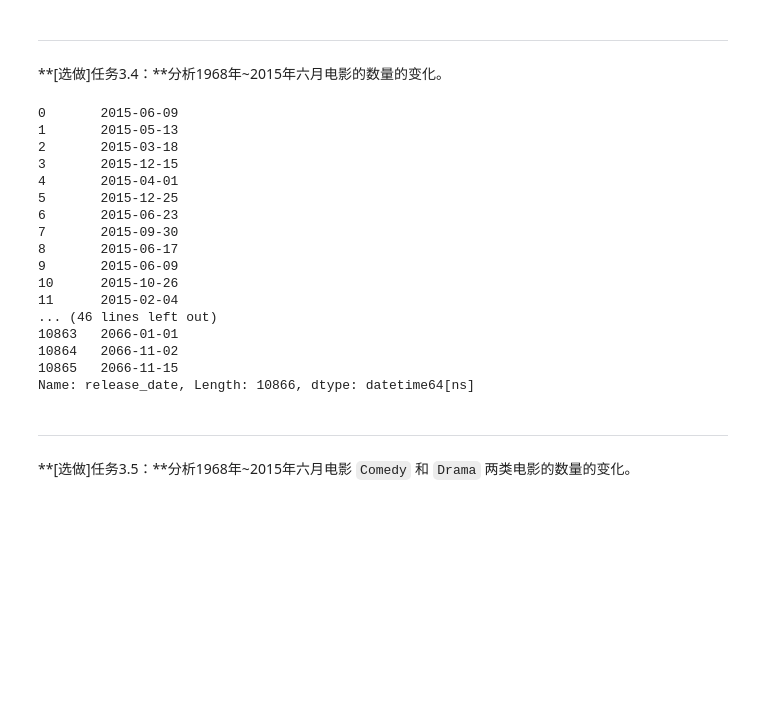
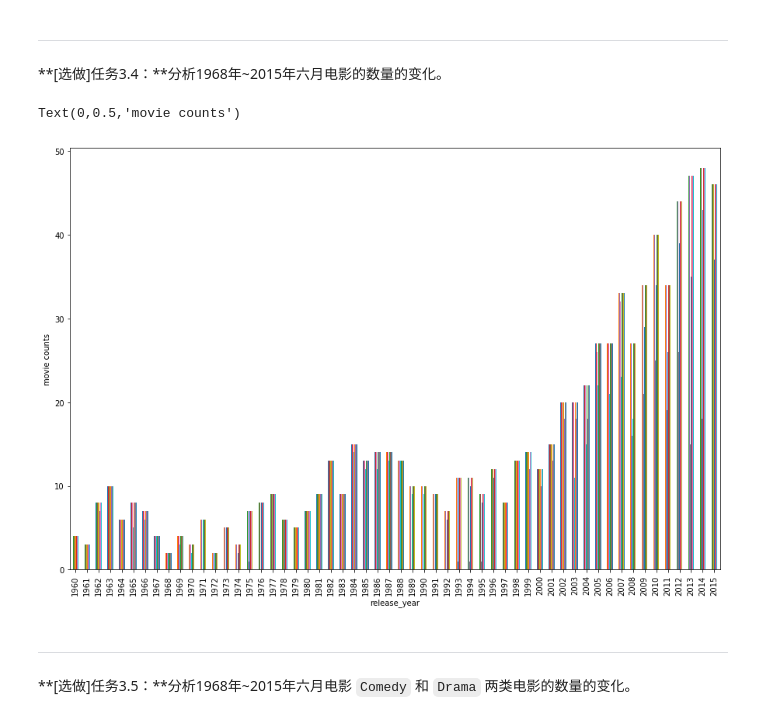
Before and after one commit to liyuze97/Udacity-projects, a Jupyter notebook: Explore Movie Dataset.ipynb, the cells around one changed output. Saved outputs shown, nothing was run; the diff lists cells and outputs as text; code cells hidden in the pictures; blank space fills up the shorter version.

```diff
--- a/Explore Movie Dataset.ipynb
+++ b/Explore Movie Dataset.ipynb
@@ -261,28 +261,15 @@ Text(0,0.5,'revenue')
 ---
 
 **[选做]任务3.4：**分析1968年~2015年六月电影的数量的变化。
-# %%
-df = movie_data.dropna(subset = ['release_date'])
-date = pd.to_datetime(df['release_date'])
-print(date)
-# %% [output]
-0       2015-06-09
-1       2015-05-13
-2       2015-03-18
-3       2015-12-15
-4       2015-04-01
-5       2015-12-25
-6       2015-06-23
-7       2015-09-30
-8       2015-06-17
-9       2015-06-09
-10      2015-10-26
-11      2015-02-04
-... (46 lines left out)
-10863   2066-01-01
-10864   2066-11-02
-10865   2066-11-15
-Name: release_date, Length: 10866, dtype: datetime64[ns]
+# %%
+df = movie_data.dropna(subset = ['release_date'])
+df['release_date'] = pd.to_datetime(df['release_date'])
+df[df['release_date'].dt.month == 6].groupby(df['release_year']).count()\
+   .plot(kind = 'bar', y = 'id',figsize = (15,10),legend = False)
+plt.ylabel('movie counts')
+# %% [output]
+Text(0,0.5,'movie counts')
+[figure, added]
 # %% [markdown]
 ---
 
```
Also changed, not shown: parts of 1 cell of this notebook, 2 other files.
